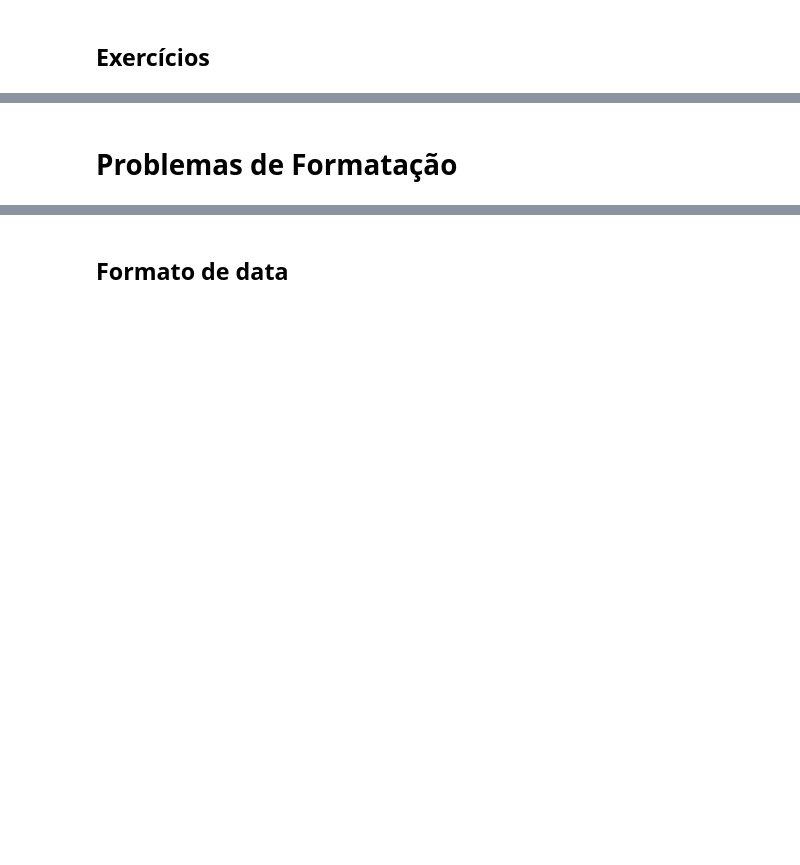
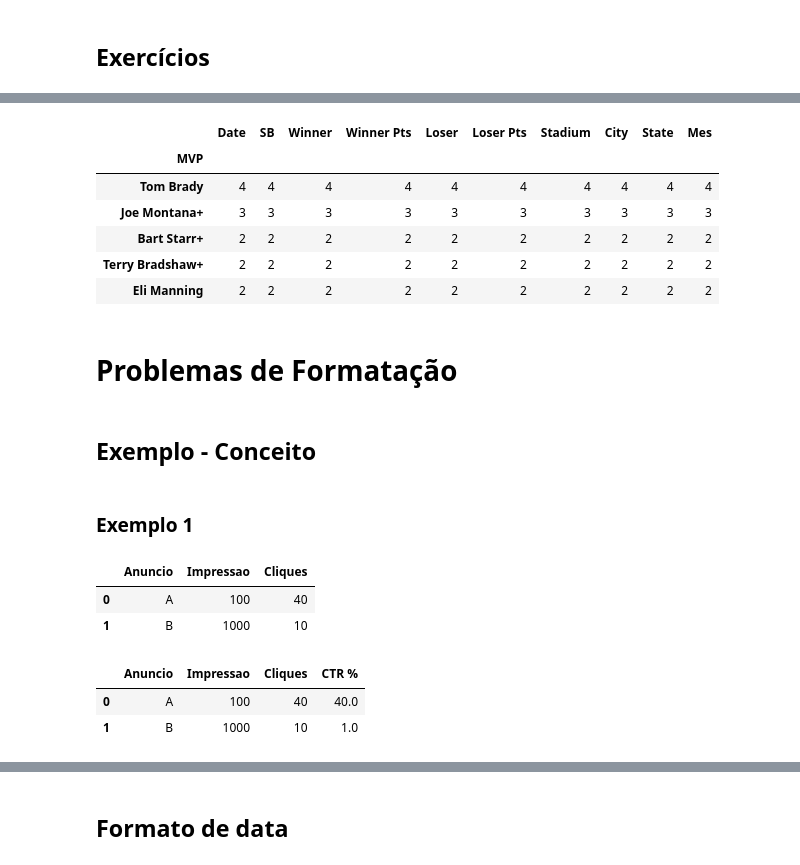
Before and after one commit to tafarelyan/aula-ETL, a Jupyter notebook: Aula 3 - Problemas nos dados.ipynb, the cells around one changed output, grey strips where cells are left out. Cells and saved outputs as stored; diff of their text form; code cells hidden in the pictures; blank space fills up the shorter version.

```diff
--- a/Aula 3 - Problemas nos dados.ipynb
+++ b/Aula 3 - Problemas nos dados.ipynb
@@ -337,0 +202,17 @@ mistura[['Winner', 'SB']]
+# %%
+# Quantas superbowls foram realizadas em Fevereiro?
+
+# Construindo a coluna "Mes"
+meses = []
+for data in df['Date']:
+    mes, dia, ano = data.split(' ')
+    meses.append(mes)
+
+df['Mes'] = meses
+
+fevereiro = df[
+    (df['Mes'] == 'Feb')
+]
+print('Fevereiro:', fevereiro['SB'].count())
+
+df.groupby(by='Mes', as_index=False).count()
@@ -338,4 +224,38 @@ mistura[['Winner', 'SB']]
 # %%
 # Quem é o MVP de todo o superbowl e em quantas edições ele foi elegido MVP?
+agrupado = df.groupby(by='MVP').count()
+agrupado = agrupado.sort_values('SB', ascending=False)
+agrupado.head()
+# %% [output]
+|  | Date | SB | Winner | Winner Pts | Loser | Loser Pts | Stadium | City | State | Mes |
+| MVP |  |  |  |  |  |  |  |  |  |  |
+| Tom Brady | 4 | 4 | 4 | 4 | 4 | 4 | 4 | 4 | 4 | 4 |
+| Joe Montana+ | 3 | 3 | 3 | 3 | 3 | 3 | 3 | 3 | 3 | 3 |
+| Bart Starr+ | 2 | 2 | 2 | 2 | 2 | 2 | 2 | 2 | 2 | 2 |
+| Terry Bradshaw+ | 2 | 2 | 2 | 2 | 2 | 2 | 2 | 2 | 2 | 2 |
+| Eli Manning | 2 | 2 | 2 | 2 | 2 | 2 | 2 | 2 | 2 | 2 |
 # %% [markdown]
 # Problemas de Formatação
+# %% [markdown]
+## Exemplo - Conceito
+# %% [markdown]
+### Exemplo 1
+# %%
+df = pd.DataFrame({
+    'Anuncio': ['A', 'B'],
+    'Impressao': [100, 1000],
+    'Cliques': [40, 10]
+})
+df.head()
+# %% [output]
+|  | Anuncio | Impressao | Cliques |
+| 0 | A | 100 | 40 |
+| 1 | B | 1000 | 10 |
+# %%
+df['CTR %'] = df['Cliques'] / df['Impressao'] * 100
+
+df.head()
+# %% [output]
+|  | Anuncio | Impressao | Cliques | CTR % |
+| 0 | A | 100 | 40 | 40.0 |
+| 1 | B | 1000 | 10 | 1.0 |
```
Also changed, not shown: parts of 54 cells of this notebook.
